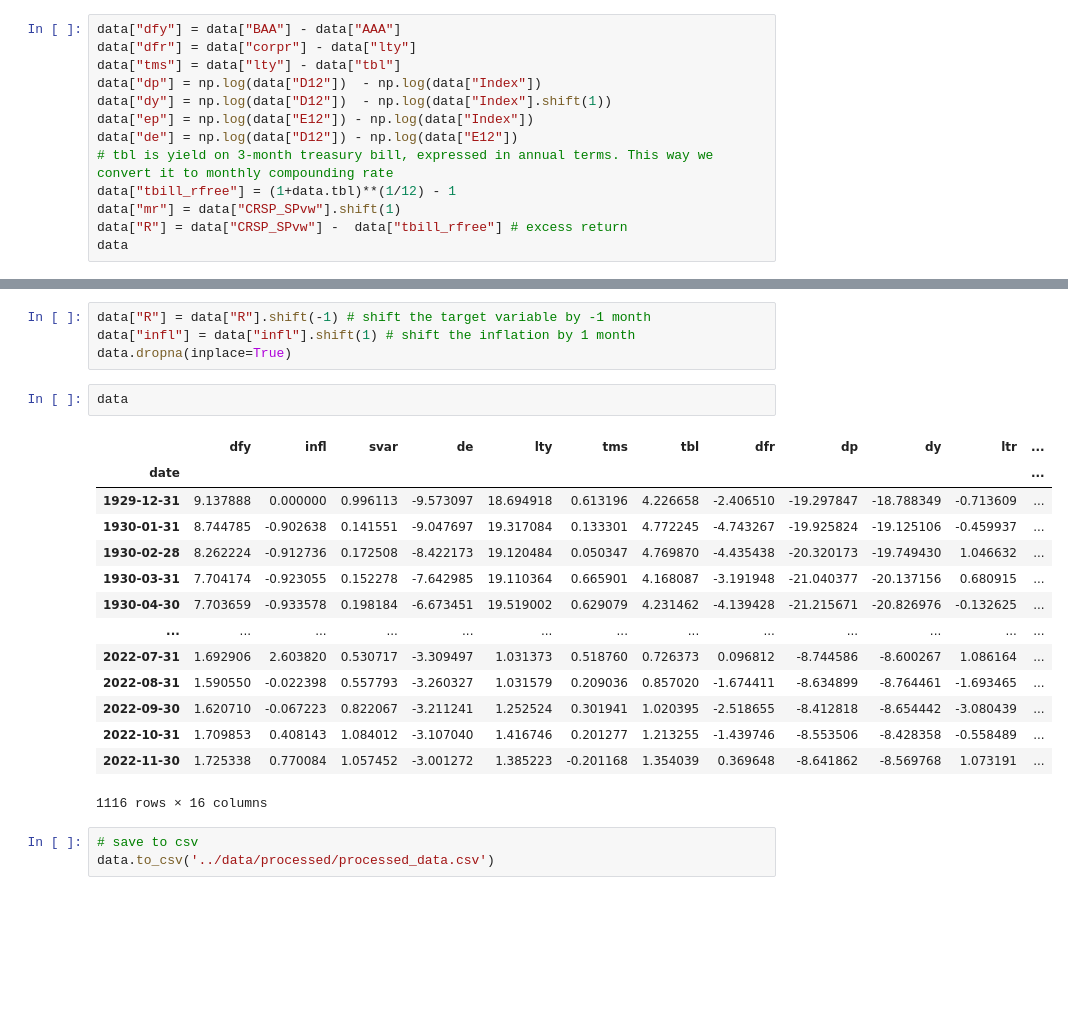
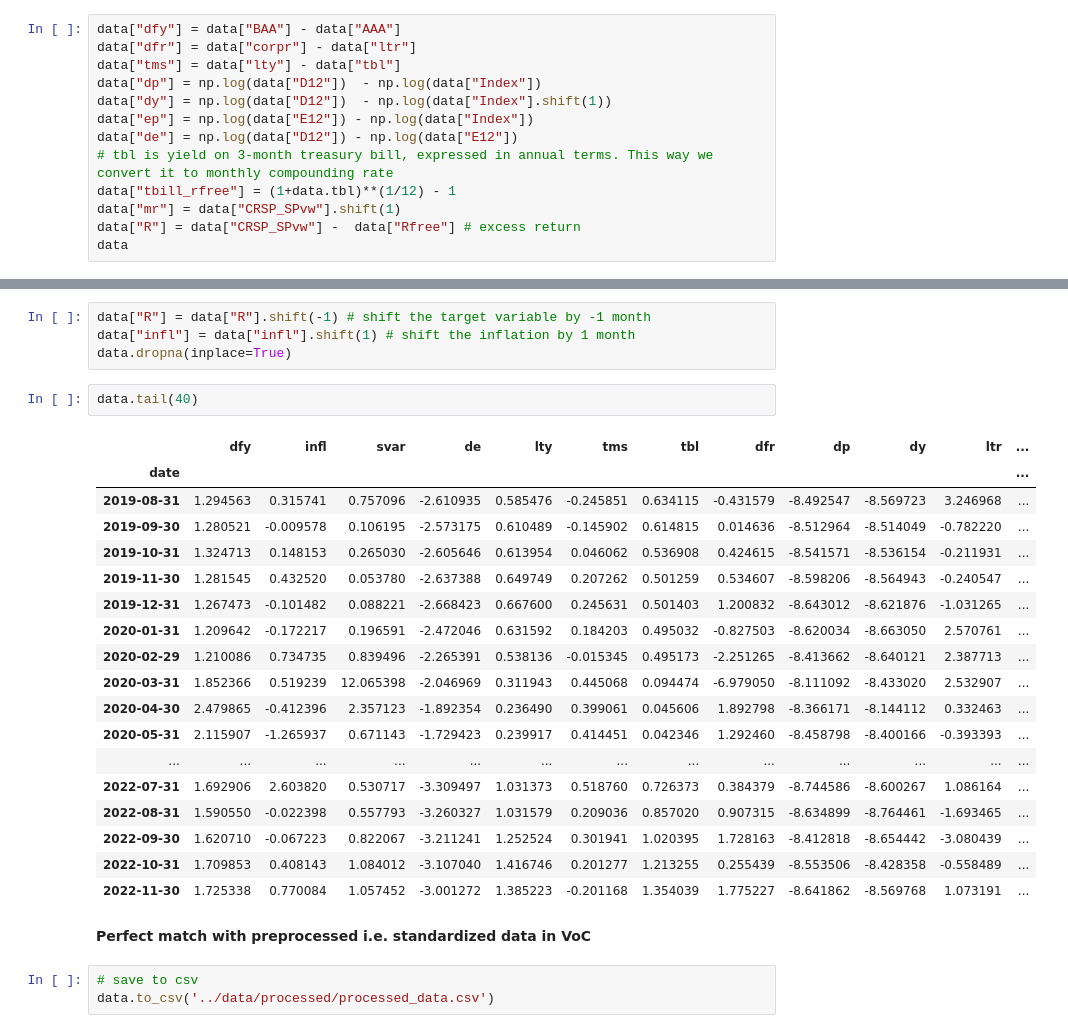
Before and after one commit to zivmi/voc_reproduction, a Jupyter notebook: notebooks/01-mz-preprocessing.ipynb, the cells around one changed output, grey strips where cells are left out. Cells and saved outputs as stored; diff of their text form; blank space fills up the shorter version.

```diff
--- a/notebooks/01-mz-preprocessing.ipynb
+++ b/notebooks/01-mz-preprocessing.ipynb
@@ -156,6 +155,6 @@ All the links are provided on the [Goyal's website](https://sites.google.com/vie
 # %%
 data["dfy"] = data["BAA"] - data["AAA"]
-data["dfr"] = data["corpr"] - data["lty"]
+data["dfr"] = data["corpr"] - data["ltr"]
 data["tms"] = data["lty"] - data["tbl"]
 data["dp"] = np.log(data["D12"])  - np.log(data["Index"])
 data["dy"] = np.log(data["D12"])  - np.log(data["Index"].shift(1))
@@ -164,7 +163,7 @@ data["de"] = np.log(data["D12"]) - np.log(data["E12"])
 # tbl is yield on 3-month treasury bill, expressed in annual terms. This way we convert it to monthly compounding rate
 data["tbill_rfree"] = (1+data.tbl)**(1/12) - 1
 data["mr"] = data["CRSP_SPvw"].shift(1)
-data["R"] = data["CRSP_SPvw"] -  data["tbill_rfree"] # excess return
+data["R"] = data["CRSP_SPvw"] -  data["Rfree"] # excess return
 data
 # %% [output]
 |  | Index | D12 | E12 | b/m | tbl | AAA | BAA | lty | ntis | Rfree | ... | ... |
@@ -330,22 +319,28 @@ data["R"] = data["R"].shift(-1) # shift the target variable by -1 month
 data["infl"] = data["infl"].shift(1) # shift the inflation by 1 month
 data.dropna(inplace=True)
 # %%
-data
+data.tail(40)
 # %% [output]
 |  | dfy | infl | svar | de | lty | tms | tbl | dfr | dp | dy | ltr | ... |
 | date |  |  |  |  |  |  |  |  |  |  |  | ... |
-| 1929-12-31 | 9.137888 | 0.000000 | 0.996113 | -9.573097 | 18.694918 | 0.613196 | 4.226658 | -2.406510 | -19.297847 | -18.788349 | -0.713609 | ... |
-| 1930-01-31 | 8.744785 | -0.902638 | 0.141551 | -9.047697 | 19.317084 | 0.133301 | 4.772245 | -4.743267 | -19.925824 | -19.125106 | -0.459937 | ... |
-| 1930-02-28 | 8.262224 | -0.912736 | 0.172508 | -8.422173 | 19.120484 | 0.050347 | 4.769870 | -4.435438 | -20.320173 | -19.749430 | 1.046632 | ... |
-| 1930-03-31 | 7.704174 | -0.923055 | 0.152278 | -7.642985 | 19.110364 | 0.665901 | 4.168087 | -3.191948 | -21.040377 | -20.137156 | 0.680915 | ... |
-| 1930-04-30 | 7.703659 | -0.933578 | 0.198184 | -6.673451 | 19.519002 | 0.629079 | 4.231462 | -4.139428 | -21.215671 | -20.826976 | -0.132625 | ... |
+| 2019-08-31 | 1.294563 | 0.315741 | 0.757096 | -2.610935 | 0.585476 | -0.245851 | 0.634115 | -0.431579 | -8.492547 | -8.569723 | 3.246968 | ... |
+| 2019-09-30 | 1.280521 | -0.009578 | 0.106195 | -2.573175 | 0.610489 | -0.145902 | 0.614815 | 0.014636 | -8.512964 | -8.514049 | -0.782220 | ... |
+| 2019-10-31 | 1.324713 | 0.148153 | 0.265030 | -2.605646 | 0.613954 | 0.046062 | 0.536908 | 0.424615 | -8.541571 | -8.536154 | -0.211931 | ... |
+| 2019-11-30 | 1.281545 | 0.432520 | 0.053780 | -2.637388 | 0.649749 | 0.207262 | 0.501259 | 0.534607 | -8.598206 | -8.564943 | -0.240547 | ... |
+| 2019-12-31 | 1.267473 | -0.101482 | 0.088221 | -2.668423 | 0.667600 | 0.245631 | 0.501403 | 1.200832 | -8.643012 | -8.621876 | -1.031265 | ... |
+| 2020-01-31 | 1.209642 | -0.172217 | 0.196591 | -2.472046 | 0.631592 | 0.184203 | 0.495032 | -0.827503 | -8.620034 | -8.663050 | 2.570761 | ... |
+| 2020-02-29 | 1.210086 | 0.734735 | 0.839496 | -2.265391 | 0.538136 | -0.015345 | 0.495173 | -2.251265 | -8.413662 | -8.640121 | 2.387713 | ... |
+| 2020-03-31 | 1.852366 | 0.519239 | 12.065398 | -2.046969 | 0.311943 | 0.445068 | 0.094474 | -6.979050 | -8.111092 | -8.433020 | 2.532907 | ... |
+| 2020-04-30 | 2.479865 | -0.412396 | 2.357123 | -1.892354 | 0.236490 | 0.399061 | 0.045606 | 1.892798 | -8.366171 | -8.144112 | 0.332463 | ... |
+| 2020-05-31 | 2.115907 | -1.265937 | 0.671143 | -1.729423 | 0.239917 | 0.414451 | 0.042346 | 1.292460 | -8.458798 | -8.400166 | -0.393393 | ... |
 | ... | ... | ... | ... | ... | ... | ... | ... | ... | ... | ... | ... | ... |
-| 2022-07-31 | 1.692906 | 2.603820 | 0.530717 | -3.309497 | 1.031373 | 0.518760 | 0.726373 | 0.096812 | -8.744586 | -8.600267 | 1.086164 | ... |
-| 2022-08-31 | 1.590550 | -0.022398 | 0.557793 | -3.260327 | 1.031579 | 0.209036 | 0.857020 | -1.674411 | -8.634899 | -8.764461 | -1.693465 | ... |
-| 2022-09-30 | 1.620710 | -0.067223 | 0.822067 | -3.211241 | 1.252524 | 0.301941 | 1.020395 | -2.518655 | -8.412818 | -8.654442 | -3.080439 | ... |
-| 2022-10-31 | 1.709853 | 0.408143 | 1.084012 | -3.107040 | 1.416746 | 0.201277 | 1.213255 | -1.439746 | -8.553506 | -8.428358 | -0.558489 | ... |
-| 2022-11-30 | 1.725338 | 0.770084 | 1.057452 | -3.001272 | 1.385223 | -0.201168 | 1.354039 | 0.369648 | -8.641862 | -8.569768 | 1.073191 | ... |
+| 2022-07-31 | 1.692906 | 2.603820 | 0.530717 | -3.309497 | 1.031373 | 0.518760 | 0.726373 | 0.384379 | -8.744586 | -8.600267 | 1.086164 | ... |
+| 2022-08-31 | 1.590550 | -0.022398 | 0.557793 | -3.260327 | 1.031579 | 0.209036 | 0.857020 | 0.907315 | -8.634899 | -8.764461 | -1.693465 | ... |
+| 2022-09-30 | 1.620710 | -0.067223 | 0.822067 | -3.211241 | 1.252524 | 0.301941 | 1.020395 | 1.728163 | -8.412818 | -8.654442 | -3.080439 | ... |
+| 2022-10-31 | 1.709853 | 0.408143 | 1.084012 | -3.107040 | 1.416746 | 0.201277 | 1.213255 | 0.255439 | -8.553506 | -8.428358 | -0.558489 | ... |
+| 2022-11-30 | 1.725338 | 0.770084 | 1.057452 | -3.001272 | 1.385223 | -0.201168 | 1.354039 | 1.775227 | -8.641862 | -8.569768 | 1.073191 | ... |
-1116 rows × 16 columns
+# %% [markdown]
+**Perfect match with preprocessed i.e. standardized data in VoC**
 # %%
 # save to csv
 data.to_csv('../data/processed/processed_data.csv')
```
Also changed, not shown: parts of 10 cells of this notebook, 6 other files.
